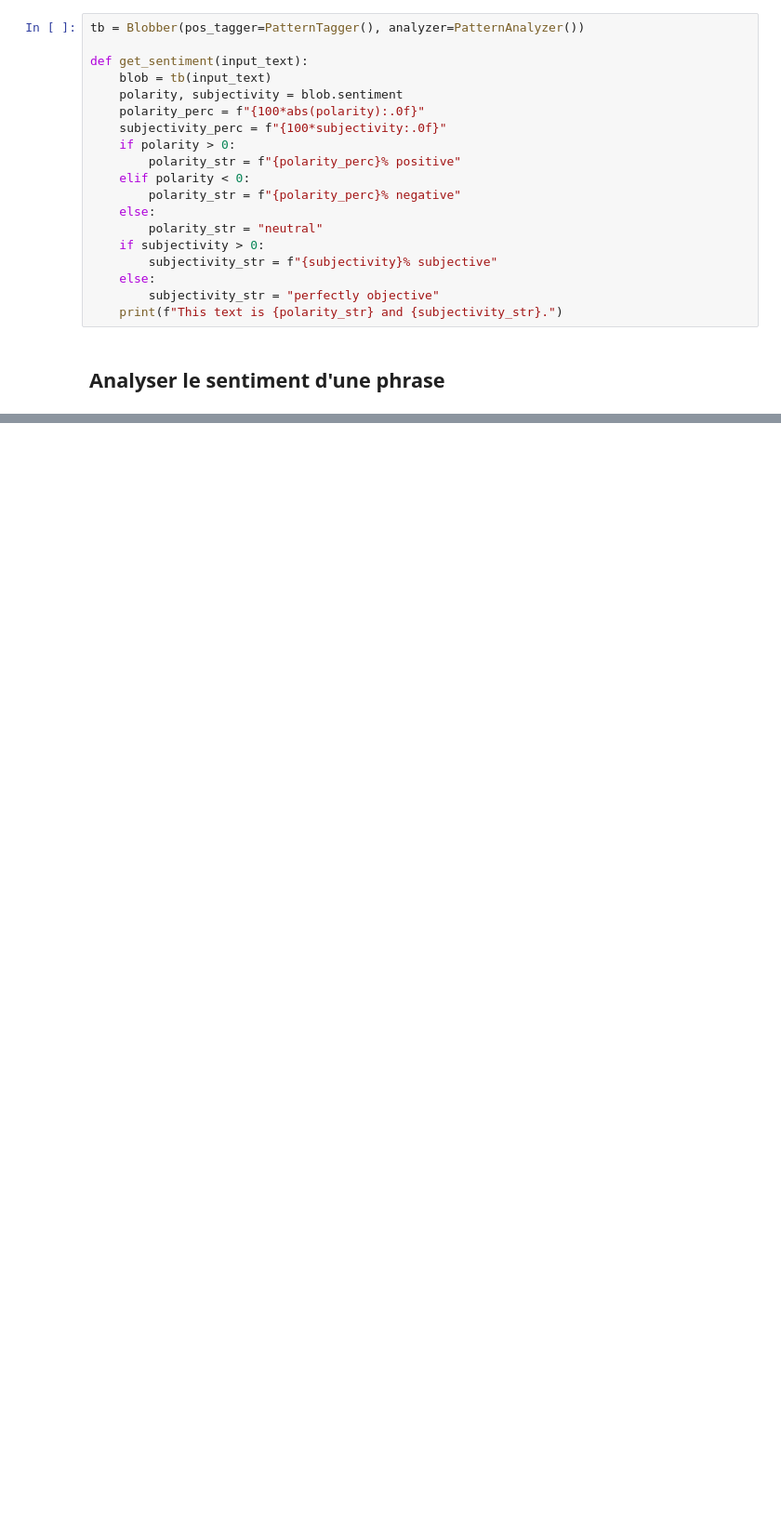
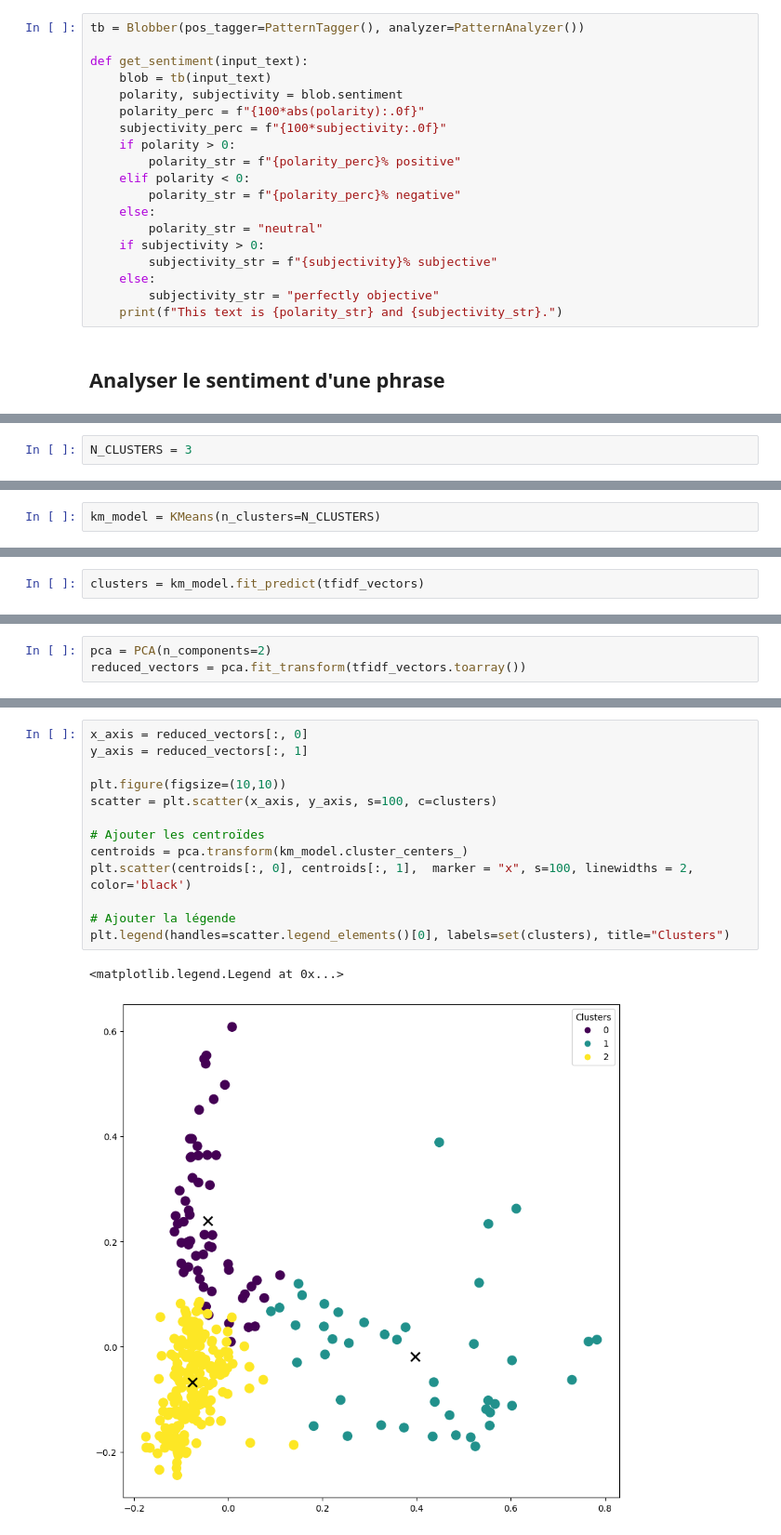
Before and after one commit to YaelDelporte/tac, a Jupyter notebook: TP4/TP4_Delporte.ipynb, the cells around one changed output, grey strips where cells are left out. Shown: that part at 93% size. Drawn from its saved outputs; the diff is of its cells as text; blank space fills up the shorter version.

Commit message:
après le clustering

```diff
--- a/TP4/TP4_Delporte.ipynb
+++ b/TP4/TP4_Delporte.ipynb
@@ -488,0 +820,2 @@ This text is 18% positive and 0.26875000000000004% subjective.
+# %%
+N_CLUSTERS = 3
@@ -488,0 +824,2 @@ This text is 18% positive and 0.26875000000000004% subjective.
+# %%
+km_model = KMeans(n_clusters=N_CLUSTERS)
@@ -488,0 +828,2 @@ This text is 18% positive and 0.26875000000000004% subjective.
+# %%
+clusters = km_model.fit_predict(tfidf_vectors)
@@ -488,0 +860,3 @@ This text is 18% positive and 0.26875000000000004% subjective.
+# %%
+pca = PCA(n_components=2)
+reduced_vectors = pca.fit_transform(tfidf_vectors.toarray())
@@ -488,0 +878,16 @@ This text is 18% positive and 0.26875000000000004% subjective.
+# %%
+x_axis = reduced_vectors[:, 0]
+y_axis = reduced_vectors[:, 1]
+
+plt.figure(figsize=(10,10))
+scatter = plt.scatter(x_axis, y_axis, s=100, c=clusters)
+
+# Ajouter les centroïdes
+centroids = pca.transform(km_model.cluster_centers_)
+plt.scatter(centroids[:, 0], centroids[:, 1],  marker = "x", s=100, linewidths = 2, color='black')
+
+# Ajouter la légende
+plt.legend(handles=scatter.legend_elements()[0], labels=set(clusters), title="Clusters")
+# %% [output]
+<matplotlib.legend.Legend at 0x...>
+[figure, added]
```
Also changed, not shown: parts of 81 cells of this notebook.
